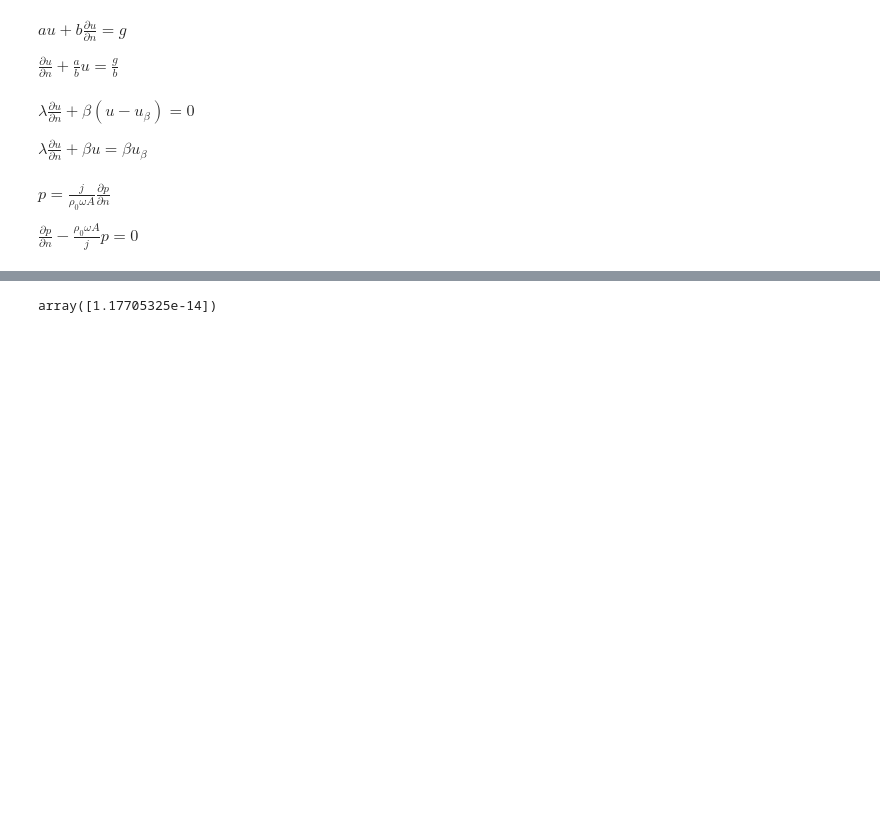
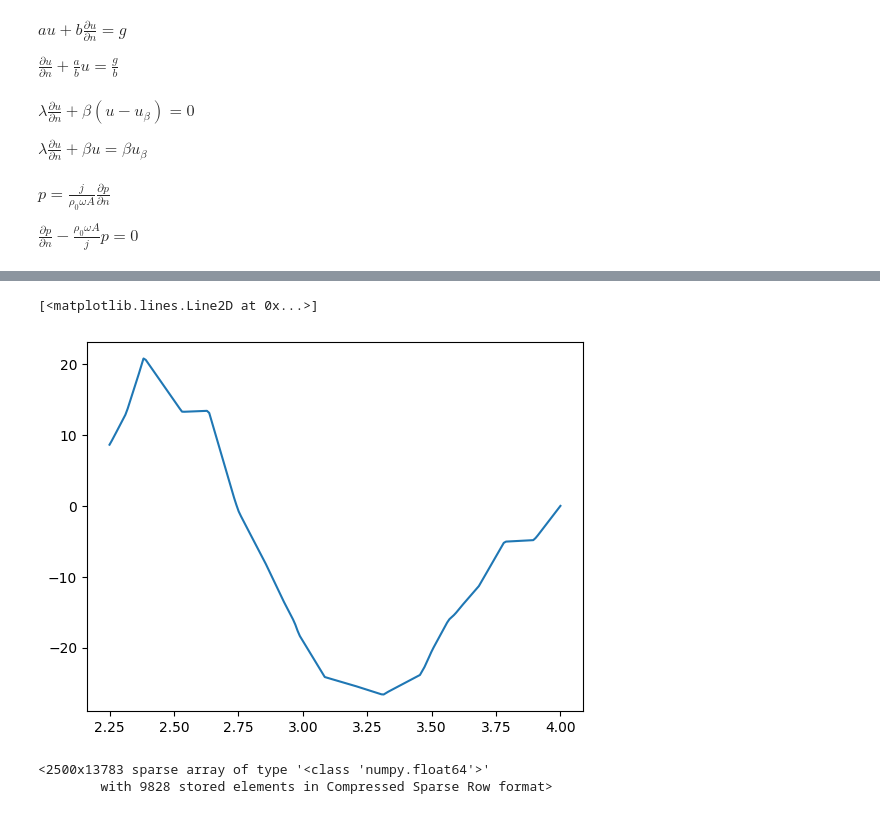
Before and after one commit to boorlakov/pyquasar, a Jupyter notebook: examples/acoustics.ipynb, the cells around one changed output, grey strips where cells are left out. Cells and saved outputs as stored; diff of their text form; code cells hidden in the pictures; blank space fills up the shorter version.

```diff
--- a/examples/acoustics.ipynb
+++ b/examples/acoustics.ipynb
@@ -102,0 +131,5 @@ mic_pos = np.array([[2, 2, 2]])
+# %%
+plt.plot(pts[:, 0], measures.imag)
+# %% [output]
+[<matplotlib.lines.Line2D at 0x...>]
+[figure, added]
@@ -103,6 +148,6 @@ mic_pos = np.array([[2, 2, 2]])
 # %%
-proj = problem.tabulate(mic_pos, batch_size=1)
+pts_proj = problem.tabulate(points, batch_size=512)
+pts_proj
+# %% [output]
+<2500x13783 sparse array of type '<class 'numpy.float64'>'
+        with 9828 stored elements in Compressed Sparse Row format>
-# %%
-proj @ real_sol
-# %% [output]
-array([1.17705325e-14])
```
Also changed, not shown: parts of 29 cells of this notebook, 2 other files.
